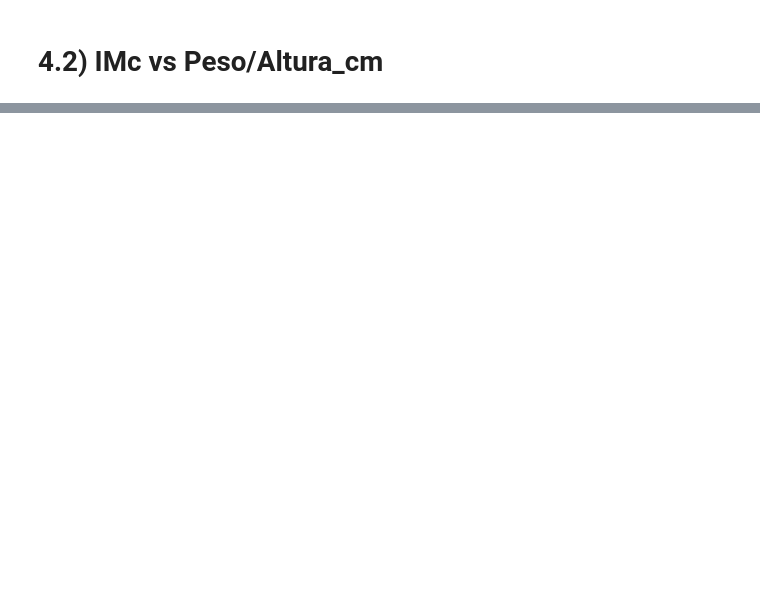
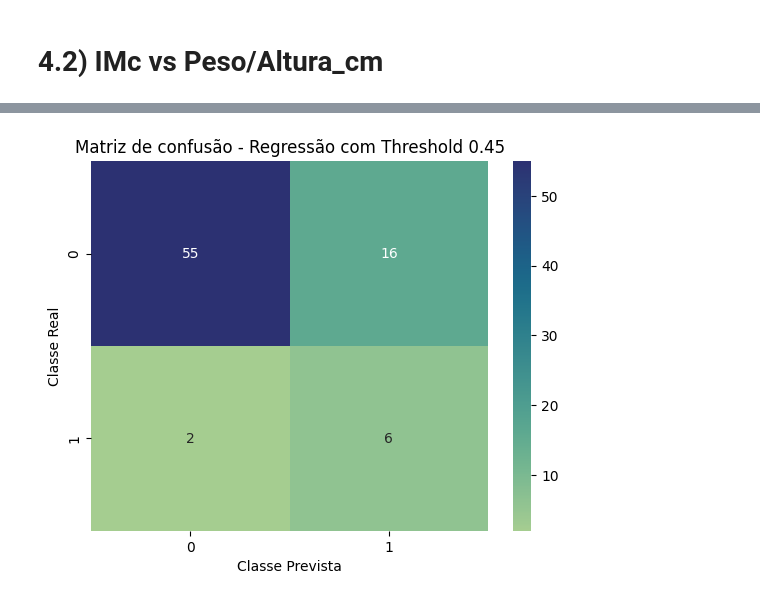
Before and after one commit to efigueira-hds/ML_Projeto_Final, a Jupyter notebook: RL_limpo.ipynb, the cells around one changed output, grey strips where cells are left out. Cells and saved outputs as stored; diff of their text form; code cells hidden in the pictures; blank space fills up the shorter version.

```diff
--- a/RL_limpo.ipynb
+++ b/RL_limpo.ipynb
@@ -991,0 +731,18 @@ AUC teste: 0.7746478873239436
+# %%
+#avaliação de melhores parametros para o modelo com grid search
+param_grid = {
+    'C': [ 0.1, 1, 2, 5],
+    'penalty': [ 'l1','l2', 'none' ],
+    'solver': [ 'liblinear', 'lbfgs'],
+    'class_weight': ['balanced', {0:1, 1:3}, {0:1, 1:10}, None]
+}
+grid_search = GridSearchCV(
+    estimator=LogisticRegression(random_state=42),
+    param_grid=param_grid,
+
+    cv=sk.model_selection.StratifiedKFold(n_splits=5, shuffle=True, random_state=42),
+    scoring='roc_auc',
+    n_jobs=-1
+)
+grid_search.fit(X_train_scaled, y_train)
+print("Melhores parâmetros:", grid_search.best_params_)
@@ -991,0 +867,52 @@ AUC teste: 0.7746478873239436
+# %%
+clf_LR_tuned = LogisticRegression(
+    random_state=42,
+    C=1,
+    penalty='l1',
+    solver='liblinear',
+    class_weight= {0:1, 1:10},
+    max_iter=1000
+)
+
+clf_LR_tuned.fit(X_train_scaled, y_train)
+
+# probabilidades
+y_proba_LR_tuned = clf_LR_tuned.predict_proba(X_test_scaled)[:, 1]
+
+threshold = 0.45
+
+y_pred_LR_tuned = (y_proba_LR_tuned >= threshold).astype(int)
+
+# matriz de confusão
+confusion_tuned_threshold = confusion_matrix(y_test, y_pred_LR_tuned)
+sns.heatmap(confusion_tuned_threshold, annot=True, fmt='d', cmap='crest')
+plt.xlabel("Classe Prevista")
+plt.ylabel("Classe Real")
+plt.title(f"Matriz de confusão - Regressão com Threshold {threshold}")
+plt.show()
+
+# métricas
+print(classification_report(y_test, y_pred_LR_tuned))
+
+auc = roc_auc_score(y_test, y_proba_LR_tuned)
+print("AUC:", auc)
+
+# cross-validation (sem threshold custom)
+pred_cross = cross_val_predict(
+    LogisticRegression(
+        random_state=42,
+        C=1,
+        penalty='l1',
+        solver='liblinear',
+        class_weight= {0:1, 1:10},
+        max_iter=1000
+    ),
+    X_train_scaled,
+    y_train,
+    cv=sk.model_selection.StratifiedKFold(n_splits=5, shuffle=True, random_state=42)
+)
+
+print("=== Stratified K-fold ===")
+print(classification_report(y_train, pred_cross, digits=4))
+# %% [output]
+[figure, added]
```
Also changed, not shown: parts of 47 cells of this notebook.
